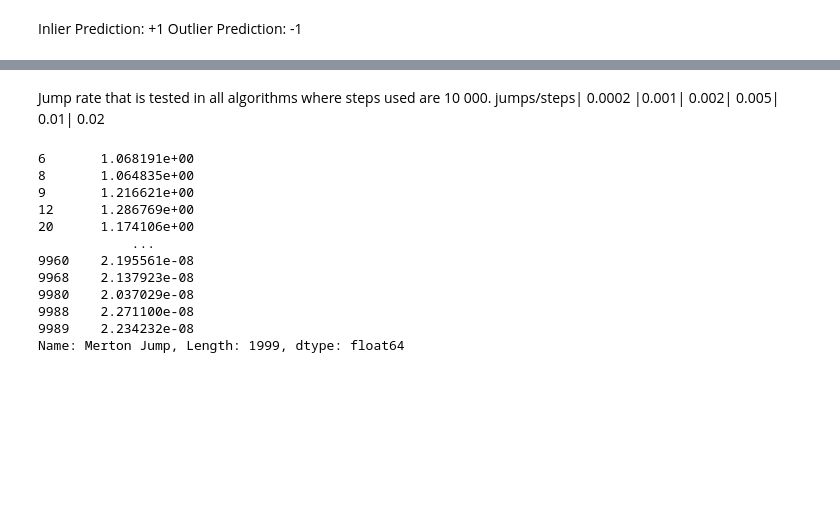
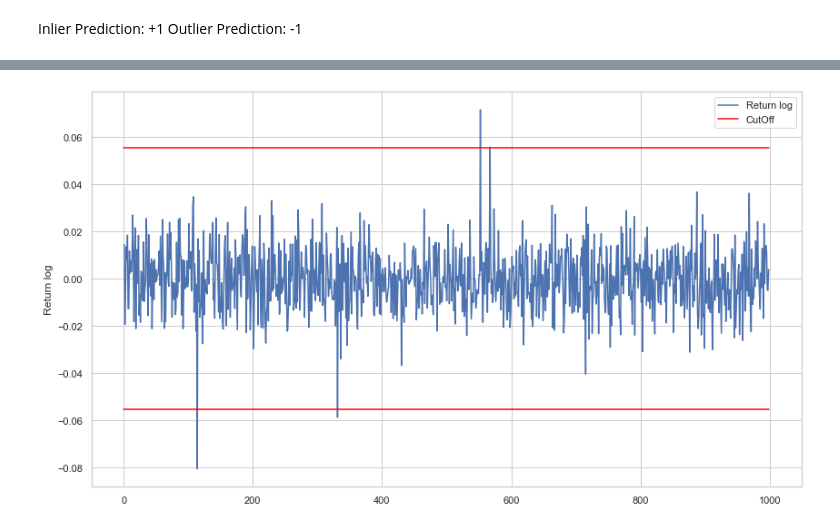
Before and after one commit to Mastercheef/Projekt-Datenanalyse, a Jupyter notebook: MainProject/MainNotebook.ipynb, the cells around one changed output, grey strips where cells are left out. Cells and saved outputs as stored; diff of their text form; code cells hidden in the pictures; blank space fills up the shorter version.

```diff
--- a/MainProject/MainNotebook.ipynb
+++ b/MainProject/MainNotebook.ipynb
@@ -68,20 +68,4 @@ Builder.plotter(data)
-# %% [markdown]
-
-Jump rate that is tested in all algorithms where steps used are 10 000.
-jumps/steps| 0.0002 |0.001| 0.002| 0.005| 0.01| 0.02
-# %%
-subset = data.loc[(data['Anomaly Diff IF']==-1)]
-subset['Merton Jump']
-# %% [output]
-6       1.068191e+00
-8       1.064835e+00
-9       1.216621e+00
-12      1.286769e+00
-20      1.174106e+00
-            ...
-9960    2.195561e-08
-9968    2.137923e-08
-9980    2.037029e-08
-9988    2.271100e-08
-9989    2.234232e-08
-Name: Merton Jump, Length: 1999, dtype: float64
+# %%
+Builder.plot_cut(data,'Return log')
+# %% [output]
+[figure, added]
```
Also changed, not shown: parts of 11 cells of this notebook, 7 other files.
